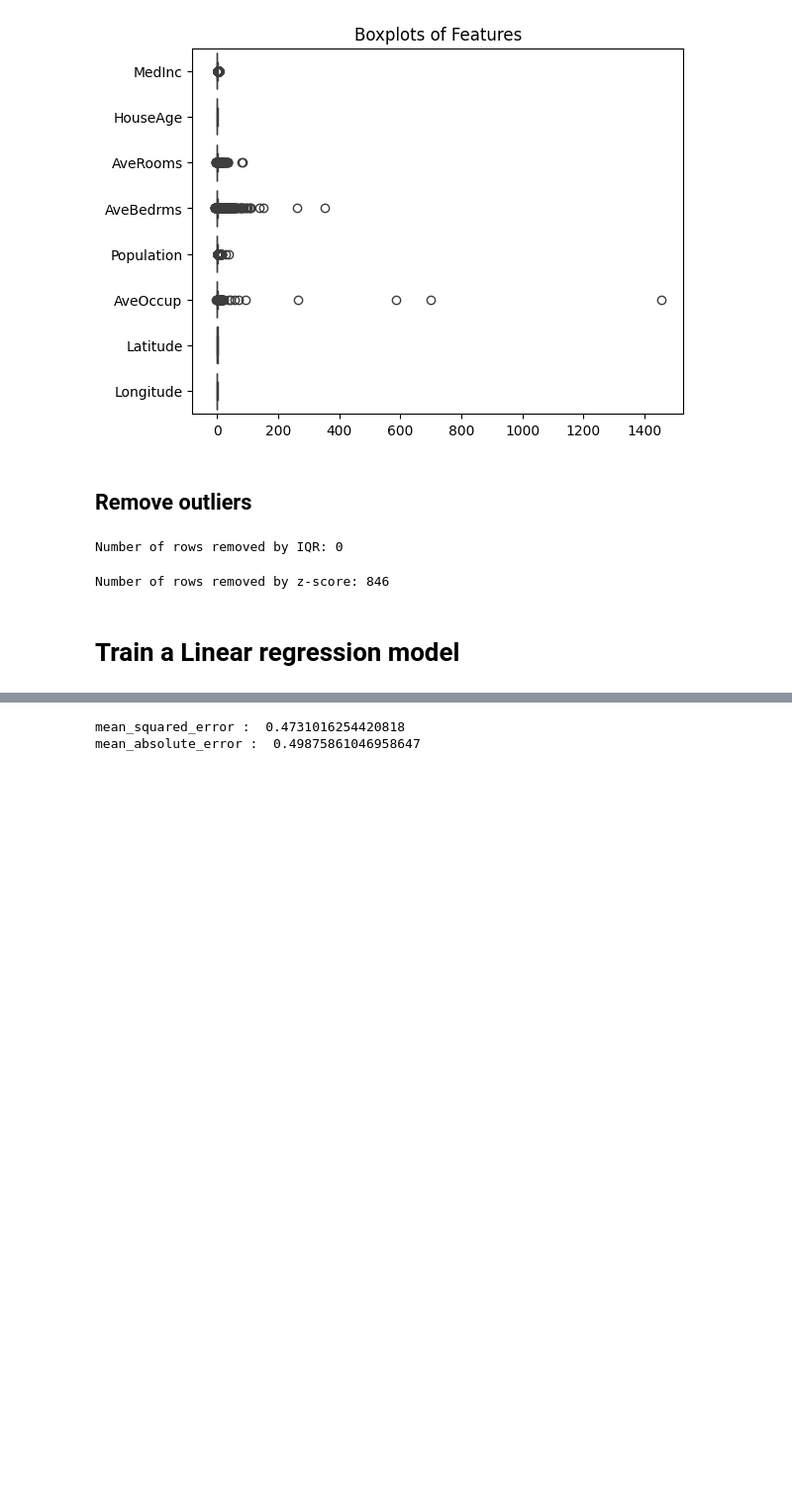
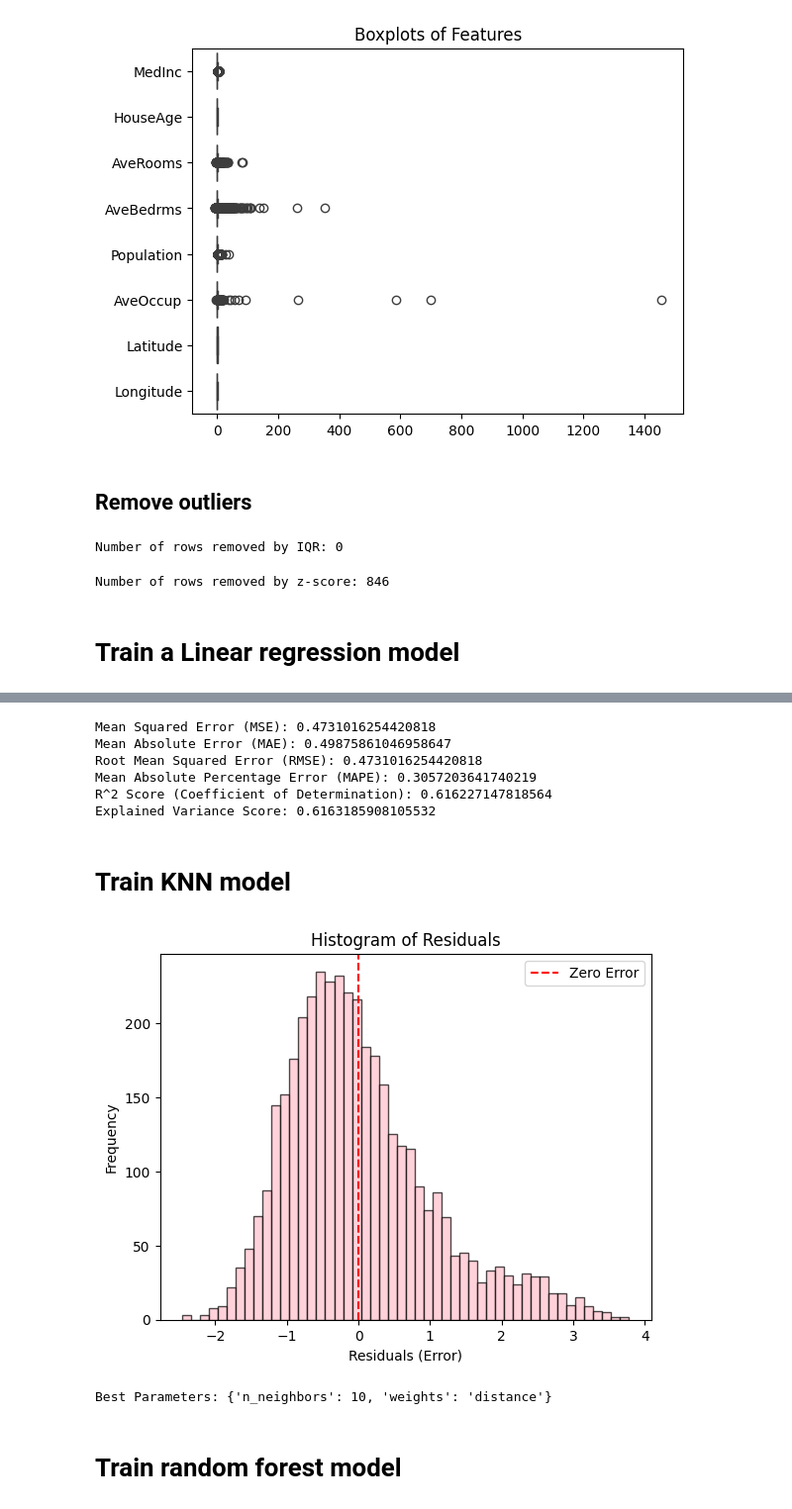
Before and after one commit to maxim-mat/DS-training, a Jupyter notebook: פרק 2 - מודל ראשון/first_model.ipynb, the cells around one changed output, grey strips where cells are left out. Shown at 99% size. Cells and saved outputs as stored; diff of their text form; code cells hidden in the pictures; blank space fills up the shorter version.

```diff
--- a/פרק 2 - מודל ראשון/first_model.ipynb
+++ b/פרק 2 - מודל ראשון/first_model.ipynb
@@ -241,8 +236,56 @@ plt.show()
-# %%
-# model evaluation
-from sklearn.metrics import mean_squared_error, mean_absolute_error
-print('mean_squared_error : ', mean_squared_error(y_test, predictions))
-print('mean_absolute_error : ', mean_absolute_error(y_test, predictions))
-# %% [output]
-mean_squared_error :  0.4731016254420818
-mean_absolute_error :  0.49875861046958647
+# %%
+# model evaluation
+from sklearn.metrics import mean_squared_error, mean_absolute_error, r2_score, mean_absolute_percentage_error, explained_variance_score
+
+print('Mean Squared Error (MSE):', mean_squared_error(y_test, predictions))
+print('Mean Absolute Error (MAE):', mean_absolute_error(y_test, predictions))
+print('Root Mean Squared Error (RMSE):', mean_squared_error(y_test, predictions))
+print('Mean Absolute Percentage Error (MAPE):', mean_absolute_percentage_error(y_test, predictions))
+print('R^2 Score (Coefficient of Determination):', r2_score(y_test, predictions))
+print('Explained Variance Score:', explained_variance_score(y_test, predictions))
+# %% [output]
+Mean Squared Error (MSE): 0.4731016254420818
+Mean Absolute Error (MAE): 0.49875861046958647
+Root Mean Squared Error (RMSE): 0.4731016254420818
+Mean Absolute Percentage Error (MAPE): 0.3057203641740219
+R^2 Score (Coefficient of Determination): 0.616227147818564
+Explained Variance Score: 0.6163185908105532
+# %% [markdown]
+# Train KNN model
+# %%
+from sklearn.neighbors import KNeighborsRegressor
+knn = KNeighborsRegressor(n_neighbors=10, weights="distance")
+knn.fit(X_train, y_train)
+knn_pred = knn.predict(X_test)
+# %%
+knn_residuals = y_test - knn_pred
+
+# Plot histogram
+plt.hist(knn_residuals, bins=50, color='pink', alpha=0.7, edgecolor='black')
+plt.title("Histogram of Residuals")
+plt.xlabel("Residuals (Error)")
+plt.ylabel("Frequency")
+plt.axvline(x=0, color='red', linestyle='--', label='Zero Error')
+plt.legend()
+plt.show()
+# %% [output]
+[figure, added]
+# %%
+from sklearn.model_selection import GridSearchCV
+
+# Define the parameter grid
+param_grid = {'n_neighbors': [3, 5, 7, 10, 15], 'weights': ['uniform', 'distance']}
+
+# Perform Grid Search
+grid_search = GridSearchCV(KNeighborsRegressor(), param_grid, cv=5, scoring='neg_mean_squared_error')
+grid_search.fit(X_train, y_train)
+
+# Best parameters
+print("Best Parameters:", grid_search.best_params_)
+
+# Use the best model
+best_knn_model = grid_search.best_estimator_
+# %% [output]
+Best Parameters: {'n_neighbors': 10, 'weights': 'distance'}
+# %% [markdown]
+# Train random forest model
```
Also changed, not shown: parts of 5 cells of this notebook.
